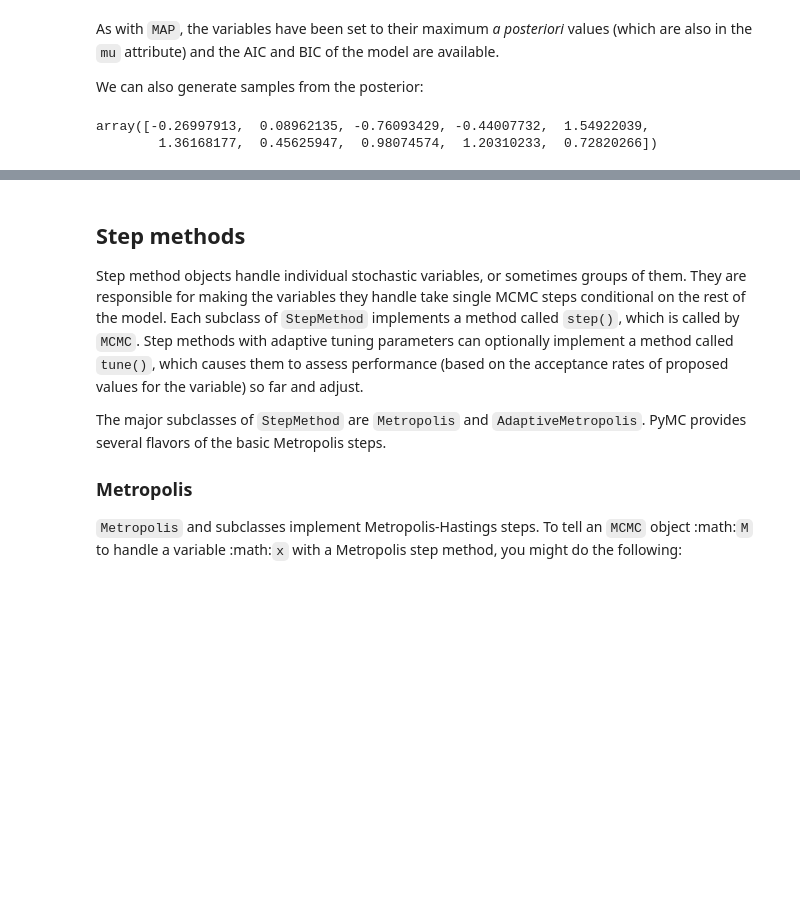
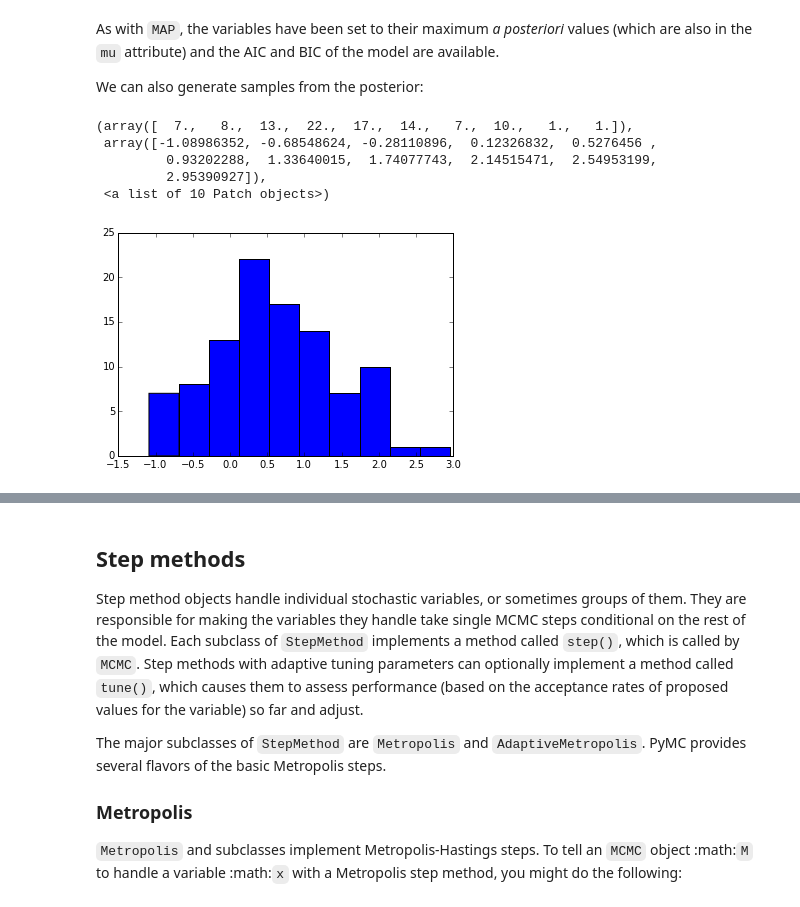
Before and after one commit to fonnesbeck/scipy2014_tutorial, a Jupyter notebook: 4-Model-Building-with-PyMC.ipynb, the cells around one changed output, grey strips where cells are left out. Saved outputs shown, nothing was run; the diff lists cells and outputs as text; code cells hidden in the pictures; blank space fills up the shorter version.

```diff
--- a/4-Model-Building-with-PyMC.ipynb
+++ b/4-Model-Building-with-PyMC.ipynb
@@ -498,11 +502,17 @@ and BIC of the model are available.
 
 We can also generate samples from the posterior:
 # %%
+import matplotlib.pyplot as plt
+
 N.sample(100)
-N.trace('alpha')[:10]
+plt.hist(N.trace('alpha')[:])
 # %% [output]
-array([-0.26997913,  0.08962135, -0.76093429, -0.44007732,  1.54922039,
-        1.36168177,  0.45625947,  0.98074574,  1.20310233,  0.72820266])
+(array([  7.,   8.,  13.,  22.,  17.,  14.,   7.,  10.,   1.,   1.]),
+ array([-1.08986352, -0.68548624, -0.28110896,  0.12326832,  0.5276456 ,
+         0.93202288,  1.33640015,  1.74077743,  2.14515471,  2.54953199,
+         2.95390927]),
+ <a list of 10 Patch objects>)
+[figure, added]
 # %% [markdown]
 In addition to the methods and attributes of `MAP`, `NormApprox`
 provides the following methods:
```
Also changed, not shown: parts of 11 cells of this notebook, 1 other file.
